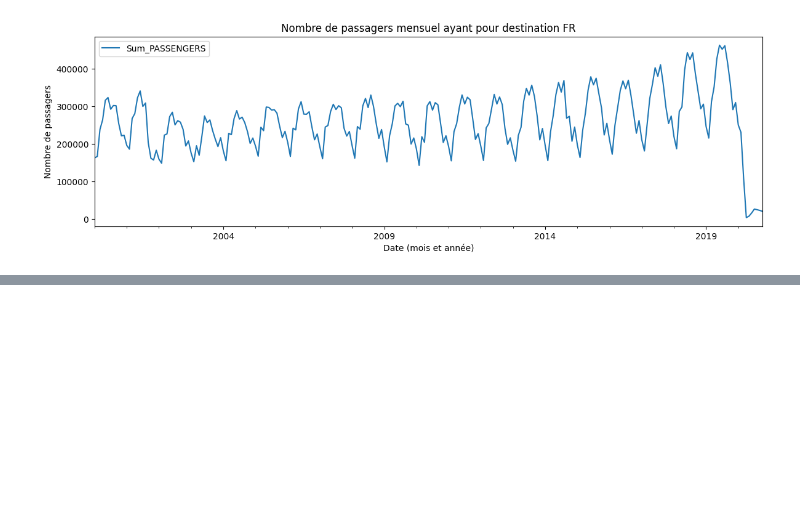
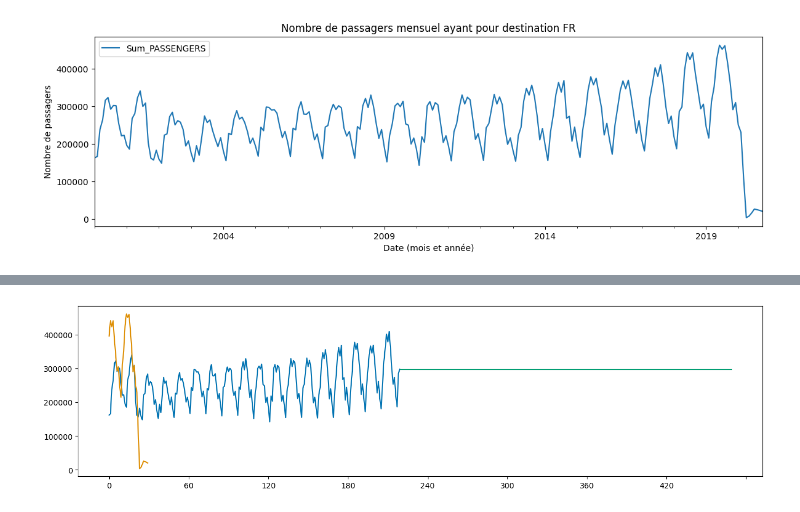
Before and after one commit to aaaamael/time_series_air_passengers, a Jupyter notebook: data.ipynb, the cells around one changed output, grey strips where cells are left out. Saved outputs shown, nothing was run; the diff lists cells and outputs as text; code cells hidden in the pictures; blank space fills up the shorter version.

```diff
--- a/data.ipynb
+++ b/data.ipynb
@@ -82,0 +81,9 @@ TypeError: input must be a one of (<class 'pandas.core.frame.DataFrame'>, <class
+# %%
+fh = np.arange(1,len(nb_passengers)+1)
+
+forecaster = NaiveForecaster(strategy='last')
+forecaster.fit(y_train)
+y_pred = forecaster.predict(fh)
+plot_ys(y_train, y_test, y_pred)
+# %% [output]
+[figure, added]
```
Also changed, not shown: parts of 12 cells of this notebook.
